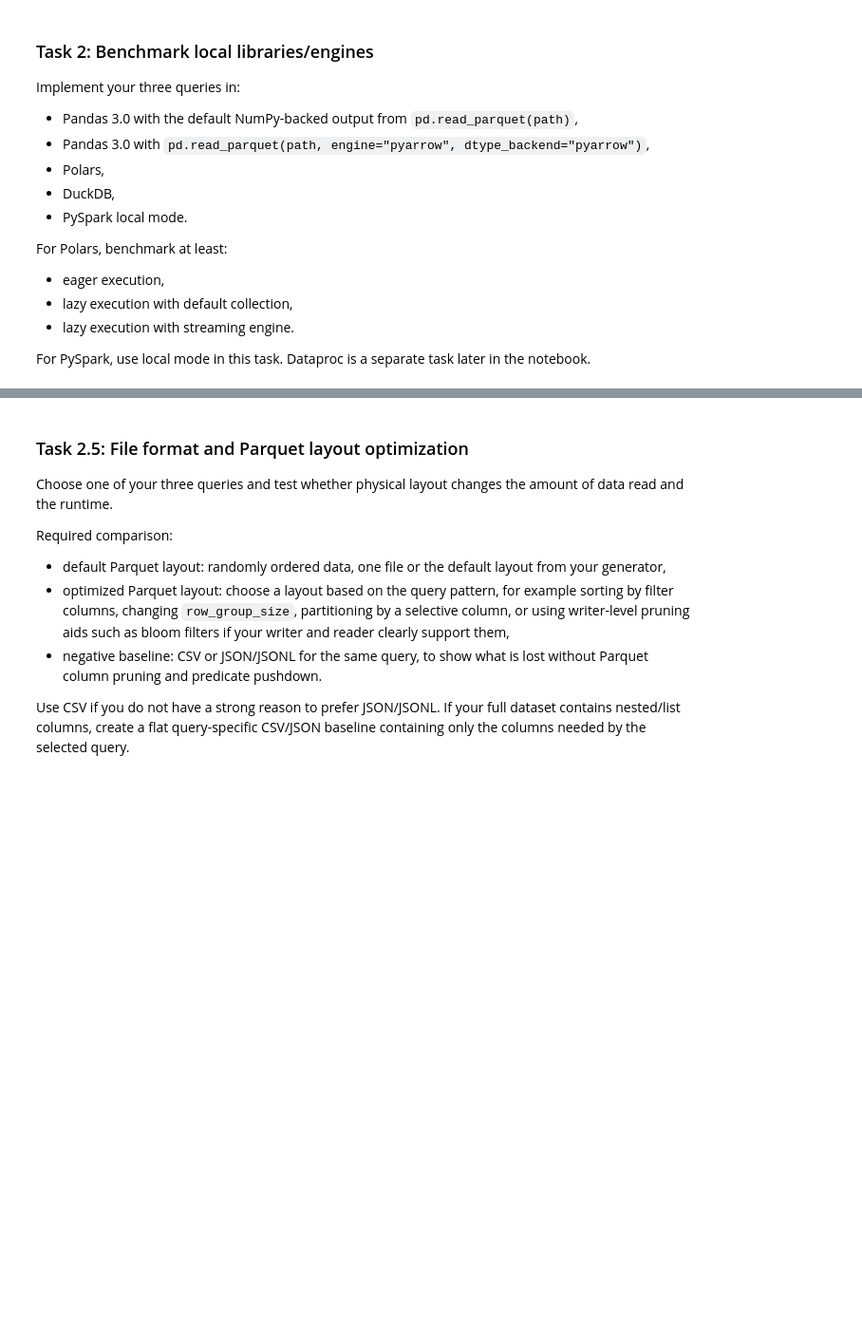
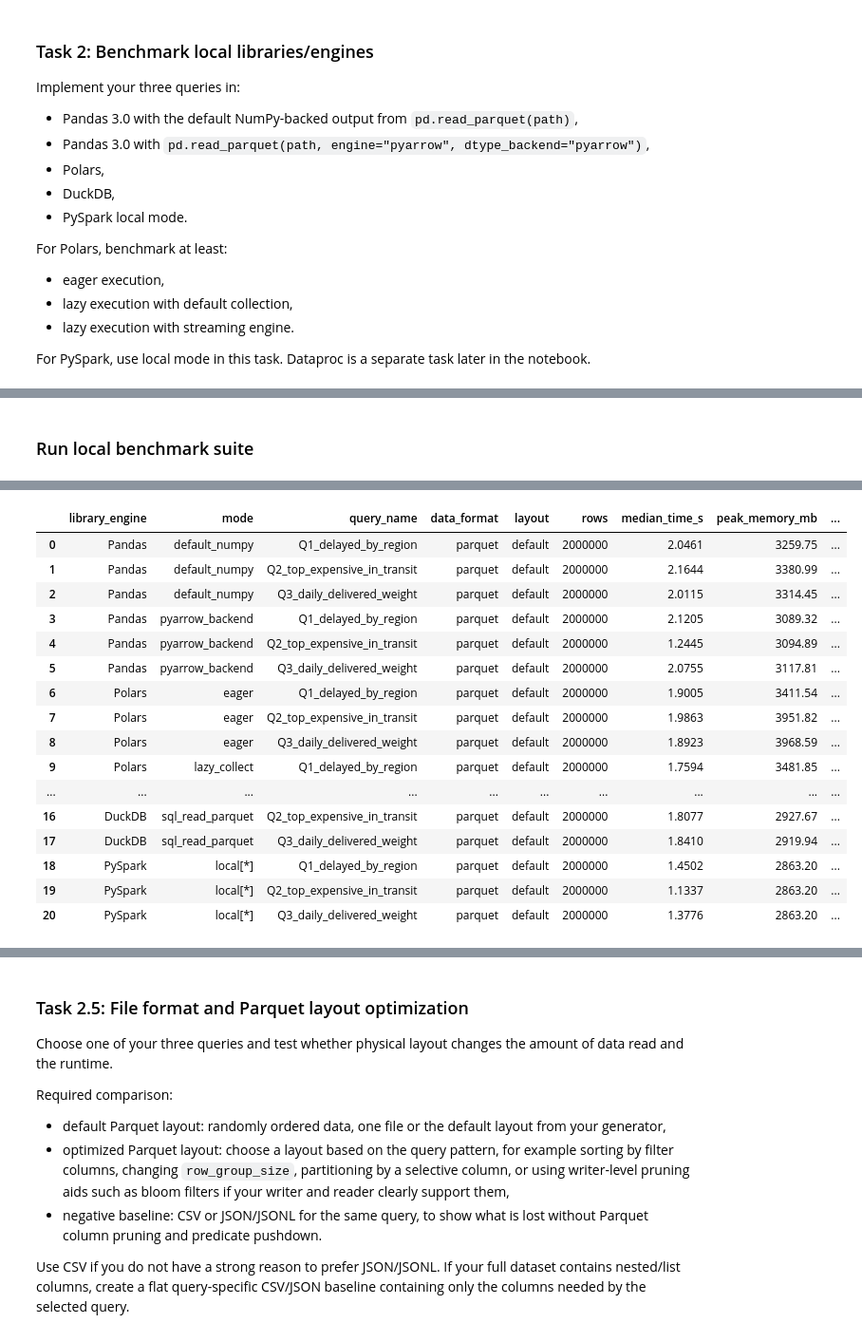
Before and after one commit to arion023/tbd-workshop-1, a Jupyter notebook: notebooks/tbd_phase_2_26L.ipynb, the cells around one changed output, grey strips where cells are left out. Shown at 95% size. Saved outputs shown, nothing was run; the diff lists cells and outputs as text; code cells hidden in the pictures; blank space fills up the shorter version.

Commit message:
Complete phase 2 notebook benchmark sections

```diff
--- a/notebooks/tbd_phase_2_26L.ipynb
+++ b/notebooks/tbd_phase_2_26L.ipynb
@@ -777,0 +1543,59 @@ AttributeError: 'NoneType' object has no attribute 'collect'
+# %% [markdown]
+### Run local benchmark suite
+# %%
+benchmark_results = []
+
+LOCAL_BENCHMARKS = [
+    # Pandas default
+    ("Q1_delayed_by_region", "Pandas", "default_numpy", pandas_default_q1_delayed_by_region),
+    ("Q2_top_expensive_in_transit", "Pandas", "default_numpy", pandas_default_q2_top_expensive_in_transit),
+    ("Q3_daily_delivered_weight", "Pandas", "default_numpy", pandas_default_q3_daily_delivered_weight),
+
+    # Pandas PyArrow
+    ("Q1_delayed_by_region", "Pandas", "pyarrow_backend", pandas_pyarrow_q1_delayed_by_region),
+    ("Q2_top_expensive_in_transit", "Pandas", "pyarrow_backend", pandas_pyarrow_q2_top_expensive_in_transit),
+    ("Q3_daily_delivered_weight", "Pandas", "pyarrow_backend", pandas_pyarrow_q3_daily_delivered_weight),
+
+    # Polars eager
+    ("Q1_delayed_by_region", "Polars", "eager", polars_eager_q1_delayed_by_region),
+    ("Q2_top_expensive_in_transit", "Polars", "eager", polars_eager_q2_top_expensive_in_transit),
+    ("Q3_daily_delivered_weight", "Polars", "eager", polars_eager_q3_daily_delivered_weight),
+
+    # Polars lazy
+    ("Q1_delayed_by_region", "Polars", "lazy_collect", polars_lazy_q1_delayed_by_region),
+    ("Q2_top_expensive_in_transit", "Polars", "lazy_collect", polars_lazy_q2_top_expensive_in_transit),
+    ("Q3_daily_delivered_weight", "Polars", "lazy_collect", polars_lazy_q3_daily_delivered_weight),
+
+    # Polars streaming
+    ("Q1_delayed_by_region", "Polars", "lazy_streaming", polars_streaming_q1_delayed_by_region),
+    ("Q2_top_expensive_in_transit", "Polars", "lazy_streaming", polars_streaming_q2_top_expensive_in_transit),
+    ("Q3_daily_delivered_weight", "Polars", "lazy_streaming", polars_streaming_q3_daily_delivered_weight),
+
+    # DuckDB
+    ("Q1_delayed_by_region", "DuckDB", "sql_read_parquet", duckdb_q1_delayed_by_region),
+    ("Q2_top_expensive_in_transit", "DuckDB", "sql_read_parquet", duckdb_q2_top_expensive_in_transit),
+    ("Q3_daily_delivered_weight", "DuckDB", "sql_read_parquet", duckdb_q3_daily_delivered_weight),
+
+    # PySpark local
+    ("Q1_delayed_by_region", "PySpark", "local[*]", spark_q1_delayed_by_region),
+    ("Q2_top_expensive_in_transit", "PySpark", "local[*]", spark_q2_top_expensive_in_transit),
+    ("Q3_daily_delivered_weight", "PySpark", "local[*]", spark_q3_daily_delivered_weight),
+]
+
+for query_name, engine, mode, func in LOCAL_BENCHMARKS:
+    run_benchmark(
+        query_name=query_name,
+        engine=engine,
+        mode=mode,
+        func=func,
+        repetitions=3,
+        data_format="parquet",
+        layout="default",
+        input_path=EVENTS_PATH,
+        result_check="passed",
+        notes="Local benchmark on the same generated Parquet dataset. Peak memory is process RSS measured from the notebook kernel.",
+    )
+
+benchmark_df = pd.DataFrame(benchmark_results, columns=BENCHMARK_COLUMNS)
+display(benchmark_df)
+# %% [output]
@@ -777,0 +1619,17 @@ AttributeError: 'NoneType' object has no attribute 'collect'
+|  | library_engine | mode | query_name | data_format | layout | rows | median_time_s | peak_memory_mb | ... |
+| 0 | Pandas | default_numpy | Q1_delayed_by_region | parquet | default | 2000000 | 2.0461 | 3259.75 | ... |
+| 1 | Pandas | default_numpy | Q2_top_expensive_in_transit | parquet | default | 2000000 | 2.1644 | 3380.99 | ... |
+| 2 | Pandas | default_numpy | Q3_daily_delivered_weight | parquet | default | 2000000 | 2.0115 | 3314.45 | ... |
+| 3 | Pandas | pyarrow_backend | Q1_delayed_by_region | parquet | default | 2000000 | 2.1205 | 3089.32 | ... |
+| 4 | Pandas | pyarrow_backend | Q2_top_expensive_in_transit | parquet | default | 2000000 | 1.2445 | 3094.89 | ... |
+| 5 | Pandas | pyarrow_backend | Q3_daily_delivered_weight | parquet | default | 2000000 | 2.0755 | 3117.81 | ... |
+| 6 | Polars | eager | Q1_delayed_by_region | parquet | default | 2000000 | 1.9005 | 3411.54 | ... |
+| 7 | Polars | eager | Q2_top_expensive_in_transit | parquet | default | 2000000 | 1.9863 | 3951.82 | ... |
+| 8 | Polars | eager | Q3_daily_delivered_weight | parquet | default | 2000000 | 1.8923 | 3968.59 | ... |
+| 9 | Polars | lazy_collect | Q1_delayed_by_region | parquet | default | 2000000 | 1.7594 | 3481.85 | ... |
+| ... | ... | ... | ... | ... | ... | ... | ... | ... | ... |
+| 16 | DuckDB | sql_read_parquet | Q2_top_expensive_in_transit | parquet | default | 2000000 | 1.8077 | 2927.67 | ... |
+| 17 | DuckDB | sql_read_parquet | Q3_daily_delivered_weight | parquet | default | 2000000 | 1.8410 | 2919.94 | ... |
+| 18 | PySpark | local[*] | Q1_delayed_by_region | parquet | default | 2000000 | 1.4502 | 2863.20 | ... |
+| 19 | PySpark | local[*] | Q2_top_expensive_in_transit | parquet | default | 2000000 | 1.1337 | 2863.20 | ... |
+| 20 | PySpark | local[*] | Q3_daily_delivered_weight | parquet | default | 2000000 | 1.3776 | 2863.20 | ... |
```
Also changed, not shown: parts of 58 cells of this notebook, 4 other files.
